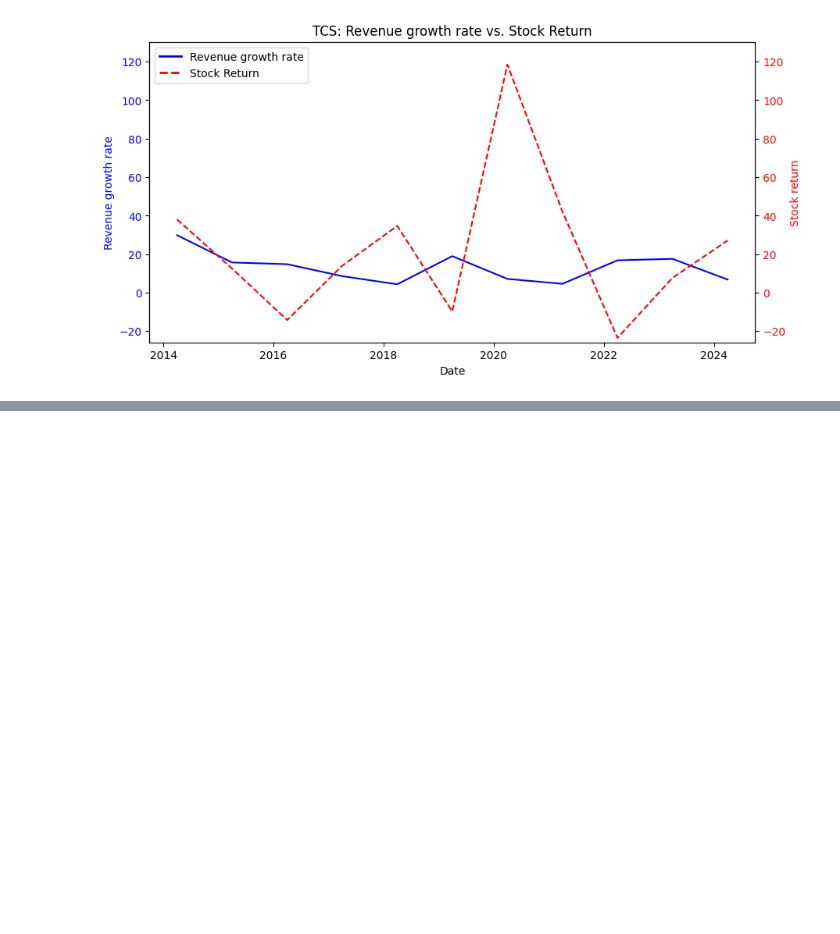
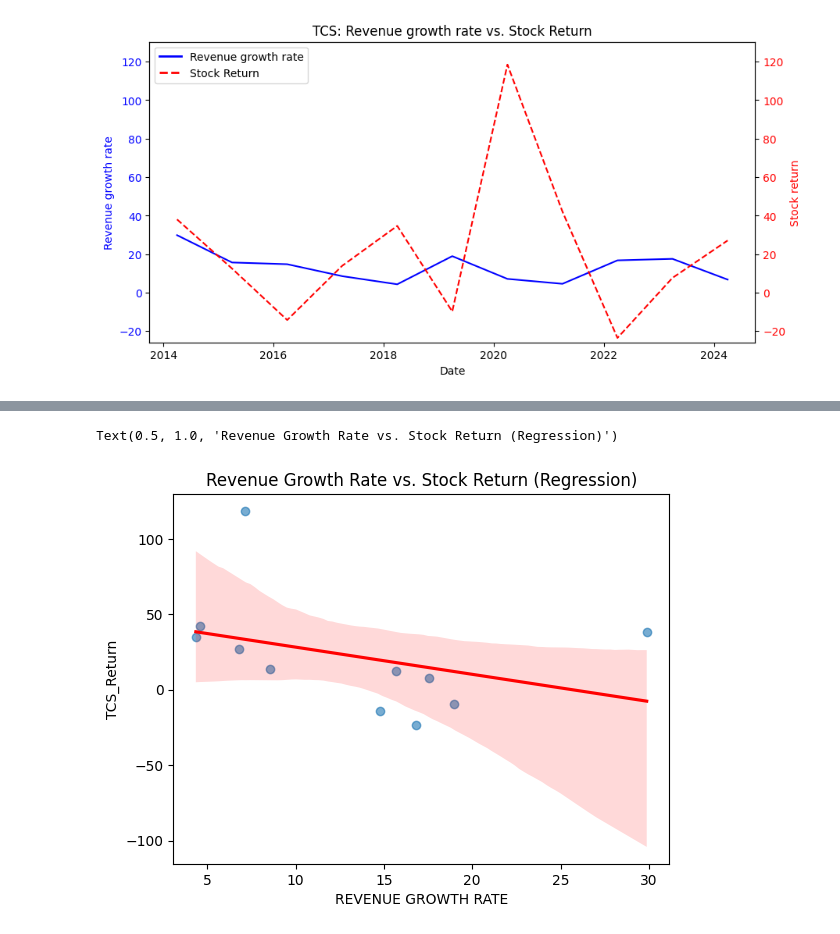
Before and after one commit to Shaurya-Saini/Indian-IT-Revenue-Stock-Analysis, a Jupyter notebook: TCS.ipynb, the cells around one changed output, grey strips where cells are left out. Saved outputs shown, nothing was run; the diff lists cells and outputs as text; code cells hidden in the pictures; blank space fills up the shorter version.

```diff
--- a/TCS.ipynb
+++ b/TCS.ipynb
@@ -154,0 +161,6 @@ Text(0.5, 1.0, 'TCS: Revenue growth rate vs. Stock Return')
+# %%
+sns.regplot(data=tcs, x="REVENUE GROWTH RATE", y="TCS_Return", scatter_kws={'alpha':0.6}, line_kws={"color": "red"})
+plt.title("Revenue Growth Rate vs. Stock Return (Regression)")
+# %% [output]
+Text(0.5, 1.0, 'Revenue Growth Rate vs. Stock Return (Regression)')
+[figure, added]
```
Also changed, not shown: parts of 5 cells of this notebook, 2 other files.
